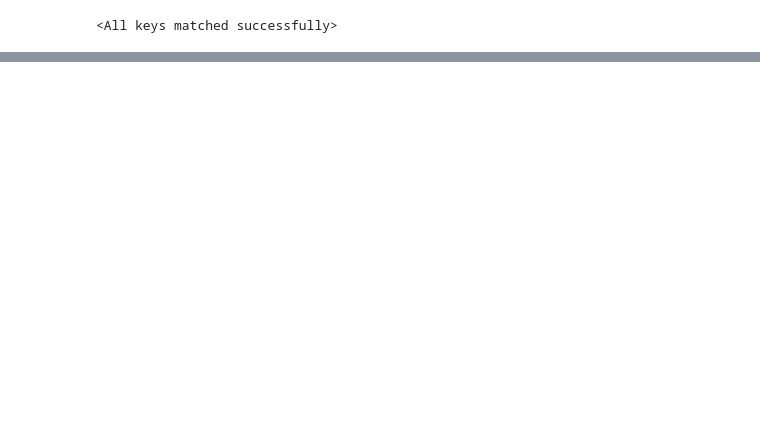
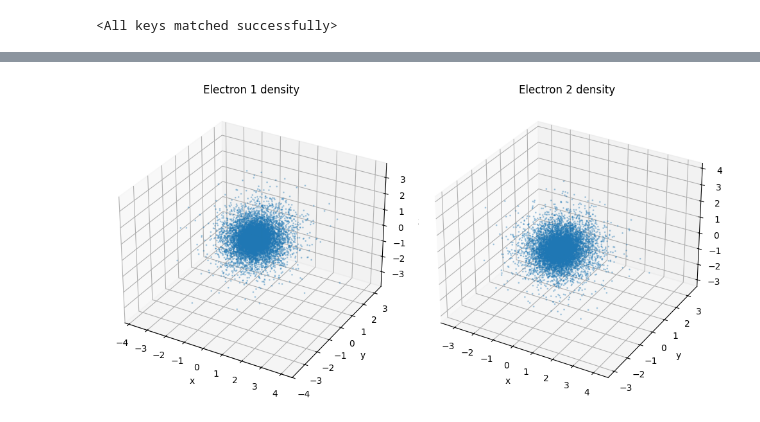
Before and after one commit to Parvfect/QVMC, a Jupyter notebook: nn_helium/visualising_electron_density.ipynb, the cells around one changed output, grey strips where cells are left out. Drawn from its saved outputs; the diff is of its cells as text; code cells hidden in the pictures; blank space fills up the shorter version.

```diff
--- a/nn_helium/visualising_electron_density.ipynb
+++ b/nn_helium/visualising_electron_density.ipynb
@@ -195,0 +142,30 @@ plt.show()
+# %%
+import numpy as np
+import matplotlib.pyplot as plt
+from mpl_toolkits.mplot3d import Axes3D  # registers 3D projection
+
+# Suppose `samples` has shape (batch_size, 3 * n_elec)
+# Each row: [x1, y1, z1, x2, y2, z2, ...]
+batch_size, dim = samples.shape
+n_elec = dim // 3
+
+fig = plt.figure(figsize=(5 * n_elec, 5))
+
+for i in range(n_elec):
+    ax = fig.plot(1, n_elec, i + 1, projection='3d')
+
+    # extract coordinates of electron i
+    coords = samples[:, 3*i:3*i+3]
+    x, y, z = coords.T
+
+    # scatter plot of positions
+    ax.scatter(x, y, z, s=1, alpha=0.3)
+    ax.set_title(f"Electron {i+1} density")
+    ax.set_xlabel('x')
+    ax.set_ylabel('y')
+    ax.set_zlabel('z')
+
+plt.tight_layout()
+plt.show()
+# %% [output]
+[figure, added]
```
Also changed, not shown: parts of 25 cells of this notebook, 10 other files.
